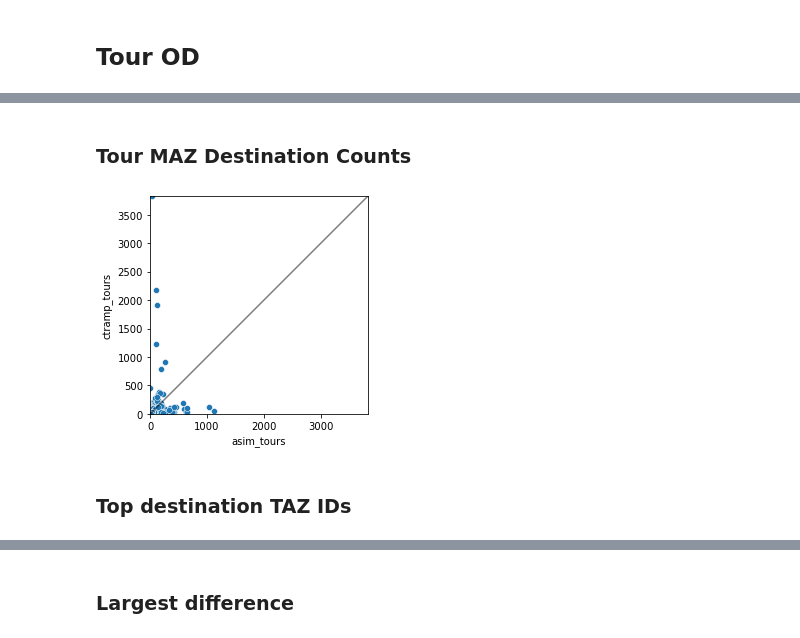
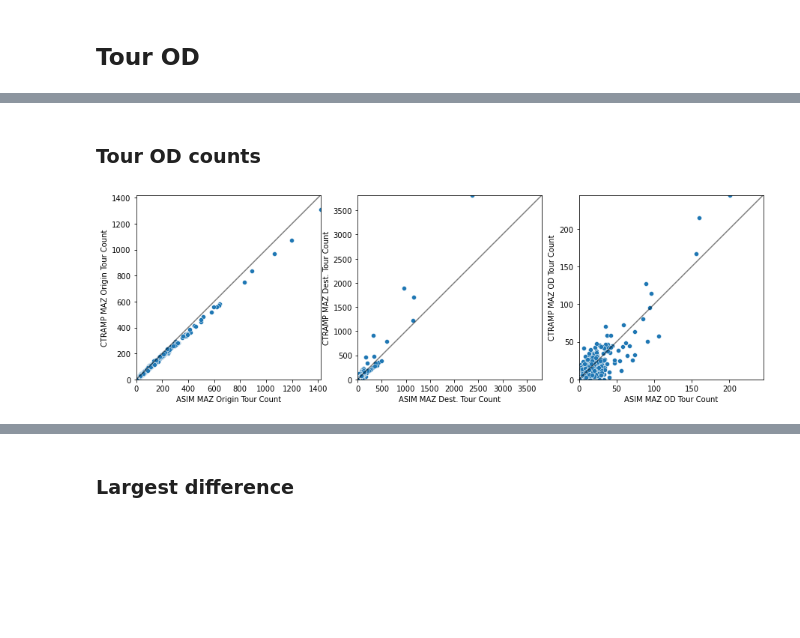
Before and after one commit to SANDAG/ABM, a Jupyter notebook: src/asim/notebooks/visitor/visitor_validation.ipynb, the cells around one changed output, grey strips where cells are left out. Drawn from its saved outputs; the diff is of its cells as text; code cells hidden in the pictures; blank space fills up the shorter version.

```diff
--- a/src/asim/notebooks/visitor/visitor_validation.ipynb
+++ b/src/asim/notebooks/visitor/visitor_validation.ipynb
@@ -140,17 +161,35 @@ ax.set_aspect(1)
-# %% [markdown]
-### Tour MAZ Destination Counts
-# %%
-lim = pd.melt(dtaz_compare).value.max()
-fig, ax = plt.subplots()
-sns.scatterplot(data=dtaz_compare, x='asim_tours', y='ctramp_tours')
-plt.axline((0, 0), slope=1, color='k', alpha=0.5)
-plt.xlim(0,lim)
-plt.ylim(0,lim)
-ax.set_aspect(1)
-# %% [output]
-[figure, removed]
-# %% [markdown]
-### Top destination TAZ IDs
+# %% [markdown]
+### Tour OD counts
+# %%
+fig, axes = plt.subplots(1, 3, figsize=(15, 15))
+### MAZ Orig.
+olim = pd.melt(omaz_compare).value.max()
+sns.scatterplot(ax=axes[0], data=omaz_compare, x='asim_tours', y='ctramp_tours')
+axes[0].axline((0, 0), slope=1, color='k', alpha=0.5)
+axes[0].set_xlim(0,olim)
+axes[0].set_ylim(0,olim)
+axes[0].set( xlabel = "ASIM MAZ Origin Tour Count", ylabel = "CTRAMP MAZ Origin Tour Count")
+axes[0].set_aspect(1)
+
+### MAZ Dest.
+dlim = pd.melt(dmaz_compare).value.max()
+sns.scatterplot(ax=axes[1], data=dmaz_compare, x='asim_tours', y='ctramp_tours')
+axes[1].axline((0, 0), slope=1, color='k', alpha=0.5)
+axes[1].set_xlim(0,dlim)
+axes[1].set_ylim(0,dlim)
+axes[1].set( xlabel = "ASIM MAZ Dest. Tour Count", ylabel = "CTRAMP MAZ Dest. Tour Count")
+axes[1].set_aspect(1)
+
+### TAZ OD
+odlim = pd.melt(odmaz_compare[['asim_tours','ctramp_tours']]).value.max()
+sns.scatterplot(ax=axes[2], data=odmaz_compare, x='asim_tours', y='ctramp_tours')
+axes[2].axline((0, 0), slope=1, color='k', alpha=0.5)
+axes[2].set_xlim(0,odlim)
+axes[2].set_ylim(0,odlim)
+axes[2].set( xlabel = "ASIM MAZ OD Tour Count", ylabel = "CTRAMP MAZ OD Tour Count")
+axes[2].set_aspect(1)
+# %% [output]
+[figure, added]
 # %%
 topdests = dtaz_compare.sort_values('asim_tours', ascending=False).head(50).reset_index()
 plt.figure(figsize = (15,8))
```
Also changed, not shown: parts of 21 cells of this notebook, 4 other files.
